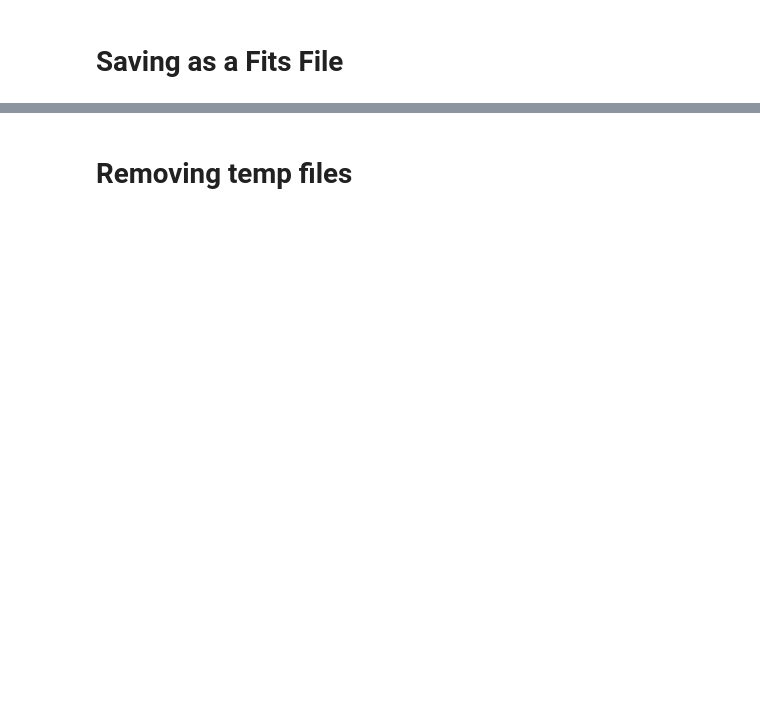
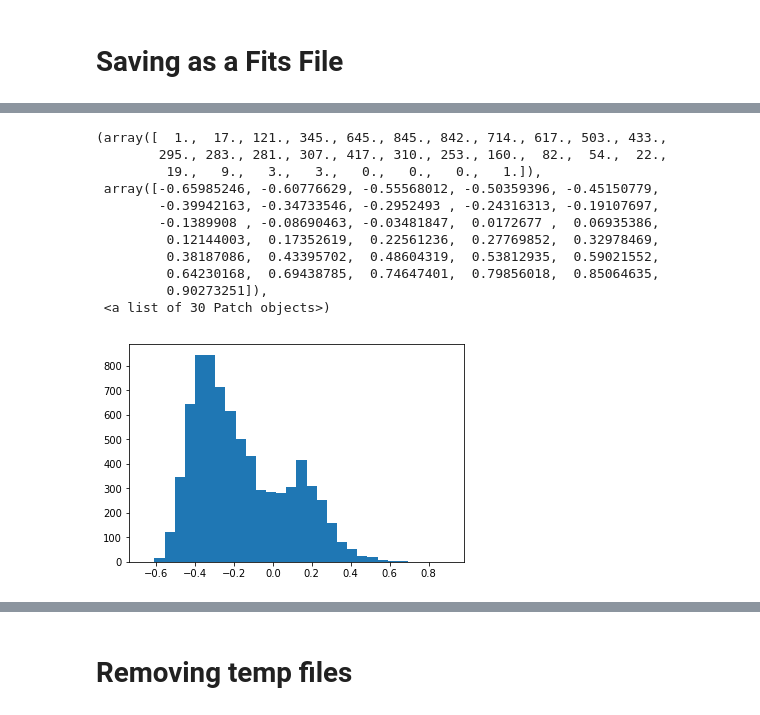
Before and after one commit to estevesjh/bmaCOSMOS, a Jupyter notebook: notebooks/Run BMA on Background Galaxies.ipynb, the cells around one changed output, grey strips where cells are left out. Drawn from its saved outputs; the diff is of its cells as text; code cells hidden in the pictures; blank space fills up the shorter version.

```diff
--- a/notebooks/Run BMA on Background Galaxies.ipynb
+++ b/notebooks/Run BMA on Background Galaxies.ipynb
@@ -267,0 +318,17 @@ bma_data = join(out_data,data,keys=['mid'])
+# %%
+#mask = (masst>10**(11.1))#&(zcls>=0.42)&(zcls<=0.6)
+mask2 = mask&(zcls>=0.42)&(zcls<=0.6)
+plt.hist(np.log10(masst[mask2]/mass[mask2]),bins=30)
+# %% [output]
+(array([  1.,  17., 121., 345., 645., 845., 842., 714., 617., 503., 433.,
+        295., 283., 281., 307., 417., 310., 253., 160.,  82.,  54.,  22.,
+         19.,   9.,   3.,   3.,   0.,   0.,   0.,   1.]),
+ array([-0.65985246, -0.60776629, -0.55568012, -0.50359396, -0.45150779,
+        -0.39942163, -0.34733546, -0.2952493 , -0.24316313, -0.19107697,
+        -0.1389908 , -0.08690463, -0.03481847,  0.0172677 ,  0.06935386,
+         0.12144003,  0.17352619,  0.22561236,  0.27769852,  0.32978469,
+         0.38187086,  0.43395702,  0.48604319,  0.53812935,  0.59021552,
+         0.64230168,  0.69438785,  0.74647401,  0.79856018,  0.85064635,
+         0.90273251]),
+ <a list of 30 Patch objects>)
+[figure, added]
```
Also changed, not shown: parts of 12 cells of this notebook.
